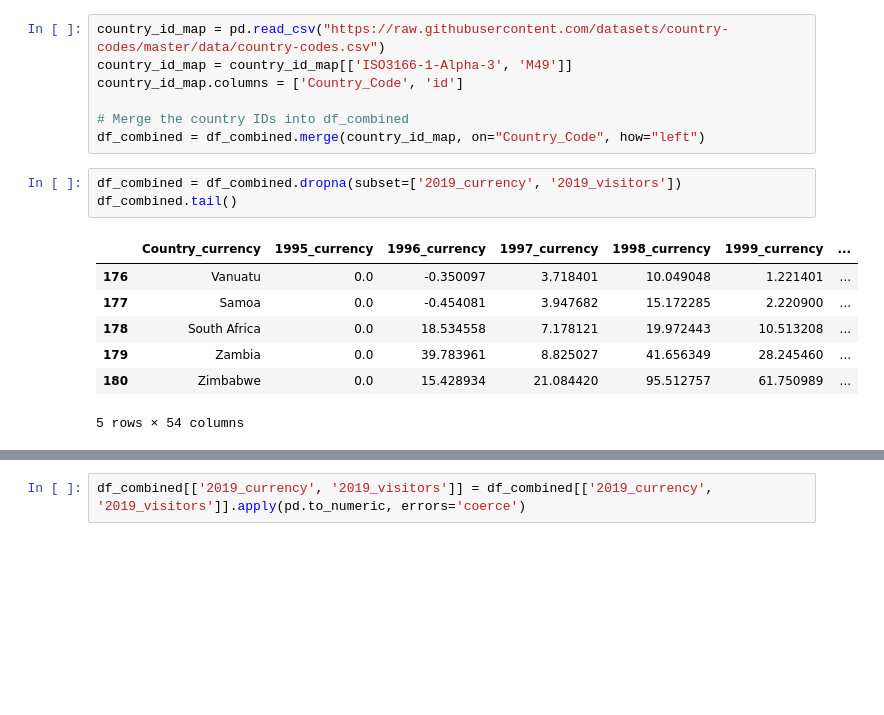
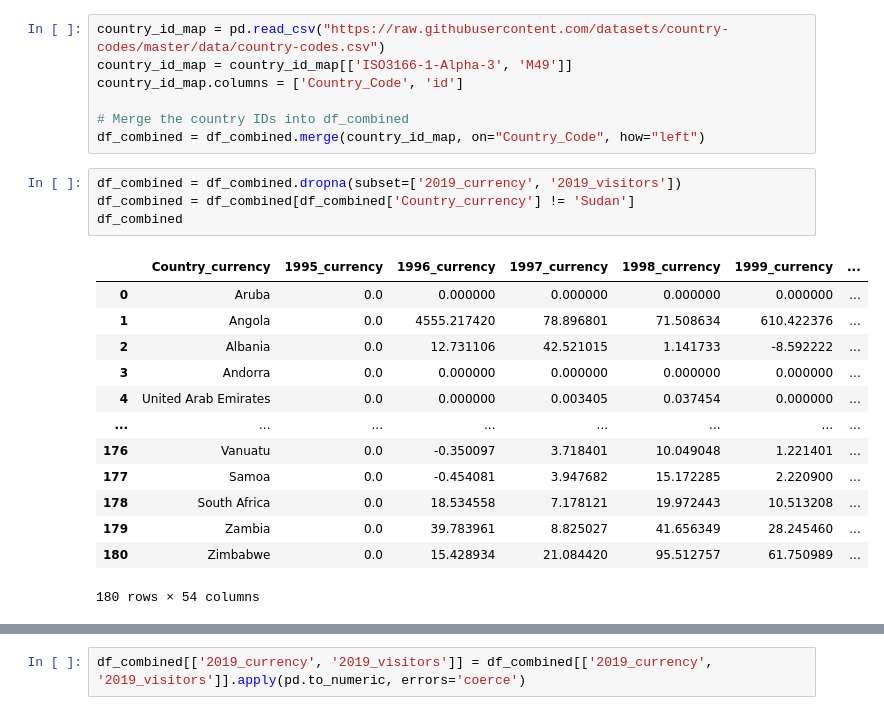
Before and after one commit to scottstossel/datasci-209-final-project, a Jupyter notebook: notebooks/currency_analysis.ipynb, the cells around one changed output, grey strips where cells are left out. Saved outputs shown, nothing was run; the diff lists cells and outputs as text; blank space fills up the shorter version.

Commit message:
currency changes vs visitor changes

```diff
--- a/notebooks/currency_analysis.ipynb
+++ b/notebooks/currency_analysis.ipynb
@@ -232,14 +188,21 @@ country_id_map.columns = ['Country_Code', 'id']
 df_combined = df_combined.merge(country_id_map, on="Country_Code", how="left")
 # %%
 df_combined = df_combined.dropna(subset=['2019_currency', '2019_visitors'])
-df_combined.tail()
+df_combined = df_combined[df_combined['Country_currency'] != 'Sudan']
+df_combined
 # %% [output]
 |  | Country_currency | 1995_currency | 1996_currency | 1997_currency | 1998_currency | 1999_currency | ... |
+| 0 | Aruba | 0.0 | 0.000000 | 0.000000 | 0.000000 | 0.000000 | ... |
+| 1 | Angola | 0.0 | 4555.217420 | 78.896801 | 71.508634 | 610.422376 | ... |
+| 2 | Albania | 0.0 | 12.731106 | 42.521015 | 1.141733 | -8.592222 | ... |
+| 3 | Andorra | 0.0 | 0.000000 | 0.000000 | 0.000000 | 0.000000 | ... |
+| 4 | United Arab Emirates | 0.0 | 0.000000 | 0.003405 | 0.037454 | 0.000000 | ... |
+| ... | ... | ... | ... | ... | ... | ... | ... |
 | 176 | Vanuatu | 0.0 | -0.350097 | 3.718401 | 10.049048 | 1.221401 | ... |
 | 177 | Samoa | 0.0 | -0.454081 | 3.947682 | 15.172285 | 2.220900 | ... |
 | 178 | South Africa | 0.0 | 18.534558 | 7.178121 | 19.972443 | 10.513208 | ... |
 | 179 | Zambia | 0.0 | 39.783961 | 8.825027 | 41.656349 | 28.245460 | ... |
 | 180 | Zimbabwe | 0.0 | 15.428934 | 21.084420 | 95.512757 | 61.750989 | ... |
-5 rows × 54 columns
+180 rows × 54 columns
 # %%
 base = alt.Chart(countries).mark_geoshape().encode(
```
Also changed, not shown: parts of 8 cells of this notebook.
